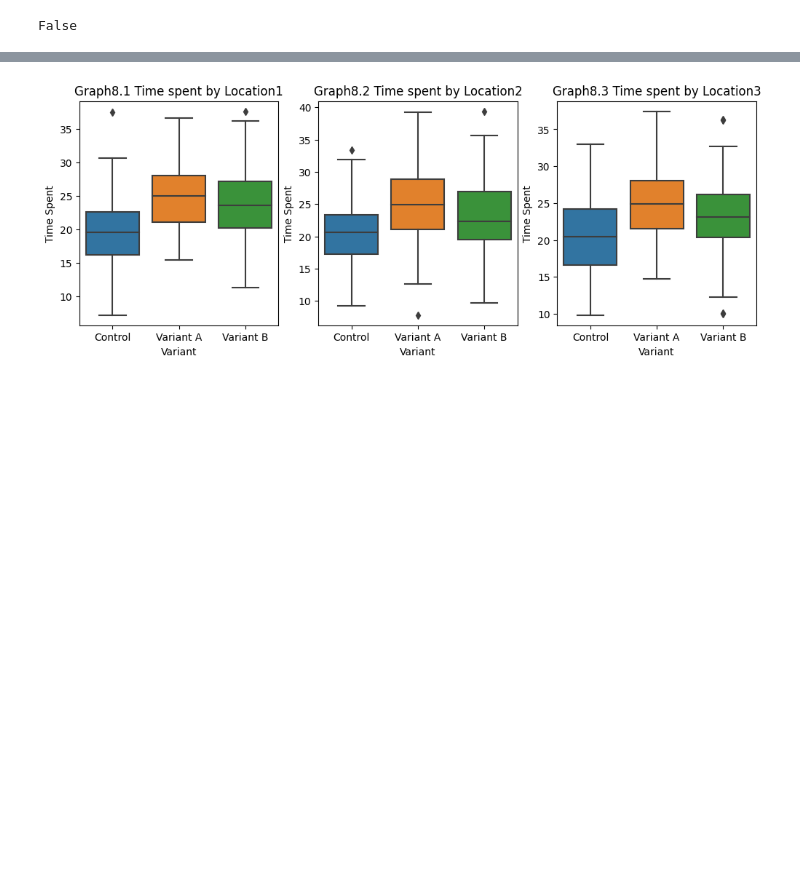
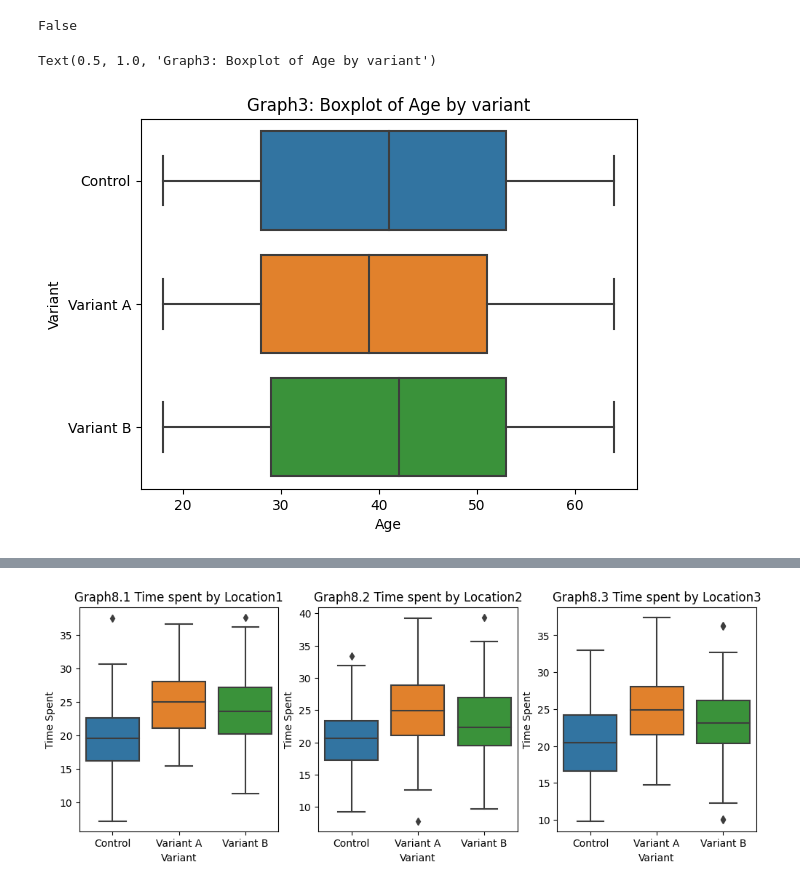
Before and after one commit to chihang1224/schulich_data_science, a Jupyter notebook: Assignment_2.ipynb, the cells around one changed output, grey strips where cells are left out. Cells and saved outputs as stored; diff of their text form; code cells hidden in the pictures; blank space fills up the shorter version.

```diff
--- a/Assignment_2.ipynb
+++ b/Assignment_2.ipynb
@@ -126,3 +126,11 @@ df.describe()
 df.duplicated().any()
 # %% [output]
 False
+# %%
+# Look at the age by Variant to ensure similar customer profile for comparison purpose
+
+sns.boxplot(data=df, x = "Age", y="Variant", order=['Control','Variant A','Variant B'])
+plt.title("Graph3: Boxplot of Age by variant")
+# %% [output]
+Text(0.5, 1.0, 'Graph3: Boxplot of Age by variant')
+[figure, added]
```
Also changed, not shown: parts of 14 cells of this notebook.
